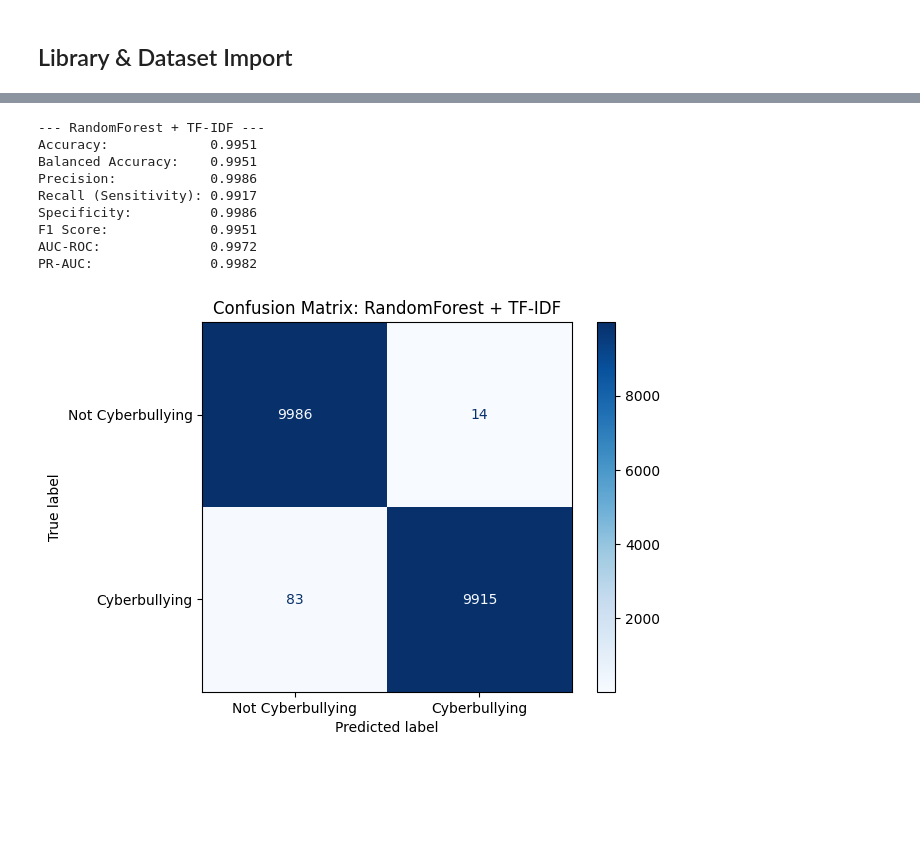
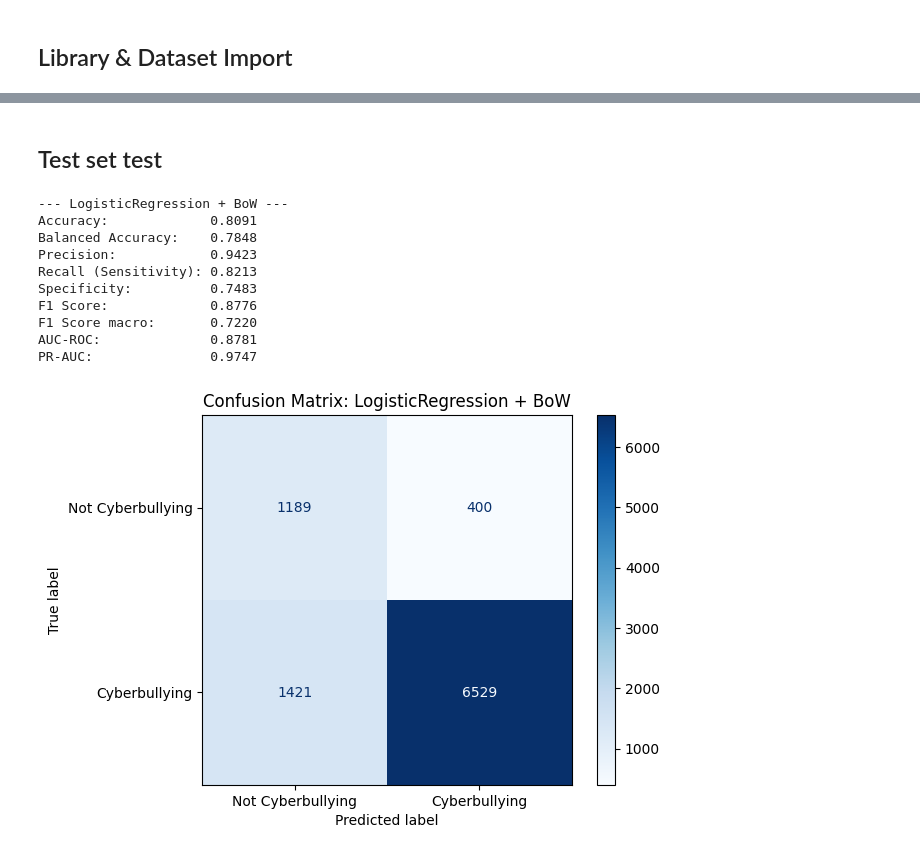
Before and after one commit to msegreto/CyberbullismDetection, a Jupyter notebook: notebook/3_BinaryClassification.ipynb, the cells around one changed output, grey strips where cells are left out. Drawn from its saved outputs; the diff is of its cells as text; code cells hidden in the pictures; blank space fills up the shorter version.

Commit message:
Dataset rollback, added losses to model comparison, refactored explainability & class report (binary and multiclass split)

```diff
--- a/notebook/3_BinaryClassification.ipynb
+++ b/notebook/3_BinaryClassification.ipynb
@@ -188,0 +194,35 @@ Chosen params (mode over 10 folds): {'model__C': 1, 'model__class_weight': 'bala
+# %%
+warnings.filterwarnings("ignore", category=UserWarning)
+
+y = y_binary
+
+results = pd.read_csv("../model/binary/nested_cv_results.csv")
+results = pd.DataFrame(results)\
+              .sort_values(by="Mean f1_macro", ascending=False)\
+              .reset_index(drop=True)
+results_sorted = results.head(9)
+
+cv = RepeatedStratifiedKFold(n_splits=10, n_repeats=3, random_state=42)
+scorer_f1macro = make_scorer(f1_score, average="macro")
+
+scores_dict = {}
+
+for _, row in results_sorted.iterrows():
+    vec_name = row["Vectorizer"]
+    clf_name = row["Classifier"]
+
+    print(f"Evaluating {clf_name} + {vec_name}")
+
+    model_path = f"../model/binary/{clf_name}_{vec_name}.pkl"
+    pipeline = joblib.load(model_path)
+
+    accuracy_scores = cross_val_score(
+        pipeline, X_text, y, cv=cv, scoring=scorer_f1macro, n_jobs=-1
+    )
+    key = f"{clf_name} + {vec_name}"
+    scores_dict[key] = accuracy_scores
+
+scores_df = pd.DataFrame(scores_dict)
+scores_df.to_csv("../model/binary/repeated_cv_scores.csv", index=False)
+
+display(scores_df.describe())
@@ -334,6 +347,11 @@ LinearSVM + BoW vs LogisticRegression + W2V-1: t-test, stat=98.8127, p=0.0000 ->
+# %% [markdown]
+## Test set test
 # %%
 # test set loading
 df_eval_sorted = pd.read_csv("../model/binary/nested_cv_results.csv")
+df_eval_sorted = pd.DataFrame(df_eval_sorted)\
+              .sort_values(by="Mean f1_macro", ascending=False)\
+              .reset_index(drop=True)
 df_test = pd.read_csv("../dataset/test_set.csv")
 X_test_text = df_test["text"]
 y_test = df_test["binary_label"].map({"cyberbullying": 1, "not_cyberbullying": 0}).values
@@ -345,6 +363,7 @@ def print_metrics_and_confmat(y_true, y_pred, y_proba, title):
     prec = precision_score(y_true, y_pred)
     rec = recall_score(y_true, y_pred)
     f1 = f1_score(y_true, y_pred)
+    f1_macro = f1_score(y_true, y_pred, average="macro")
     bal_acc = balanced_accuracy_score(y_true, y_pred)
     spec = recall_score(y_true, y_pred, pos_label=0)
     auc_roc = roc_auc_score(y_true, y_proba)
@@ -358,46 +377,48 @@ def print_metrics_and_confmat(y_true, y_pred, y_proba, title):
     print(f"Recall (Sensitivity): {rec:.4f}")
     print(f"Specificity:          {spec:.4f}")
     print(f"F1 Score:             {f1:.4f}")
+    print(f"F1 Score macro:       {f1_macro:.4f}")
     print(f"AUC-ROC:              {auc_roc:.4f}")
     print(f"PR-AUC:               {pr_auc:.4f}")
 
     # Plot confusion matrix
     cm = confusion_matrix(y_true, y_pred)
     disp = ConfusionMatrixDisplay(confusion_matrix=cm, display_labels=["Not Cyberbullying", "Cyberbullying"])
     disp.plot(cmap=plt.cm.Blues)
     plt.title(f"Confusion Matrix: {title}")
     plt.show()
 
 
 top_model = df_eval_sorted.head(1)
 predictions = []
 
 
 model_name = top_model["Classifier"].iloc[0]
 vectorizer_name = top_model["Vectorizer"].iloc[0]
 
 file_name = f"../model/binary/{model_name}_{vectorizer_name}.pkl"
 clf = joblib.load(file_name)
 
 
 y_pred = clf.predict(X_test_text)
 y_proba = (
     clf.predict_proba(X_test_text)[:, 1]
     if hasattr(clf.named_steps["model"], "predict_proba")
     else y_pred
 )
 
 predictions.append(y_pred)
 
 print_metrics_and_confmat(y_test, y_pred, y_proba, f"{model_name} + {vectorizer_name}")
 # %% [output]
---- RandomForest + TF-IDF ---
-Accuracy:             0.9951
-Balanced Accuracy:    0.9951
-Precision:            0.9986
-Recall (Sensitivity): 0.9917
-Specificity:          0.9986
-F1 Score:             0.9951
-AUC-ROC:              0.9972
-PR-AUC:               0.9982
+--- LogisticRegression + BoW ---
+Accuracy:             0.8091
+Balanced Accuracy:    0.7848
+Precision:            0.9423
+Recall (Sensitivity): 0.8213
+Specificity:          0.7483
+F1 Score:             0.8776
+F1 Score macro:       0.7220
+AUC-ROC:              0.8781
+PR-AUC:               0.9747
-[figure, old version]
+[figure, new version]
```
Also changed, not shown: parts of 8 cells of this notebook, 33 other files.
